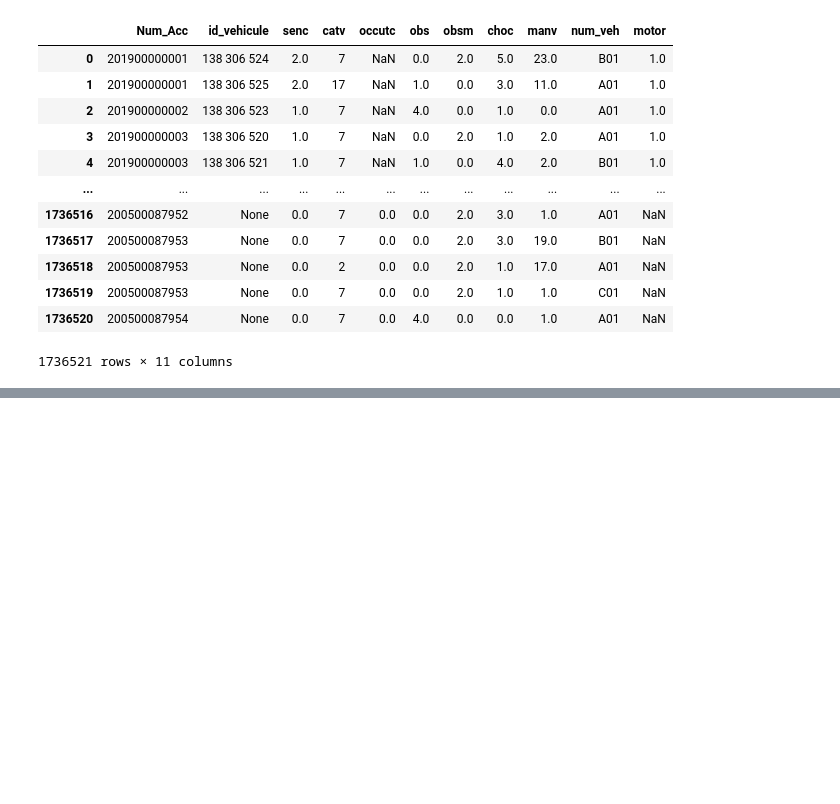
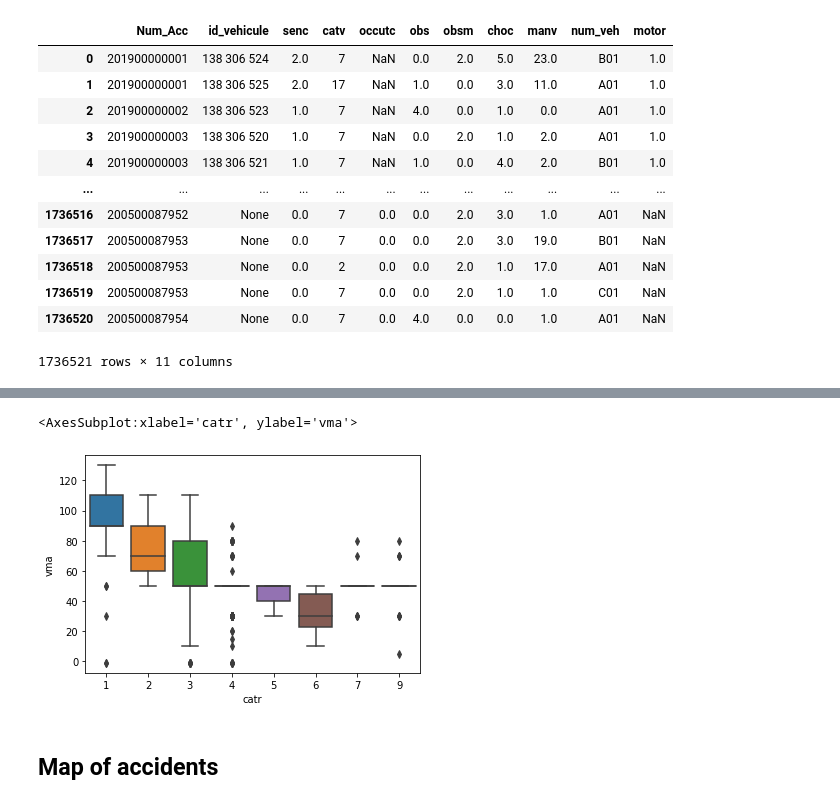
Before and after one commit to hugofgry/brief_accident, a Jupyter notebook: accidents.ipynb, the cells around one changed output, grey strips where cells are left out. Cells and saved outputs as stored; diff of their text form; code cells hidden in the pictures; blank space fills up the shorter version.

```diff
--- a/accidents.ipynb
+++ b/accidents.ipynb
@@ -136,0 +407,3 @@ vehicules
+# %%
+lieux = pd.read_sql_query(f"SELECT * FROM {names[1]} Limit 1000", conn)
+lieux
@@ -136,0 +424,7 @@ vehicules
+# %%
+sns.boxplot(data = lieux, x = 'catr', y = 'vma')
+# %% [output]
+<AxesSubplot:xlabel='catr', ylabel='vma'>
+[figure, added]
+# %% [markdown]
+##  Map of accidents
```
Also changed, not shown: parts of 51 cells of this notebook.
